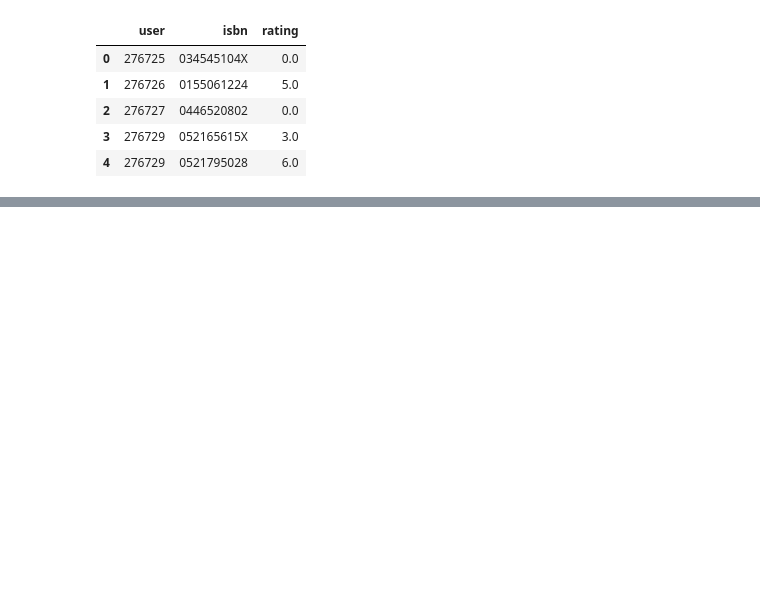
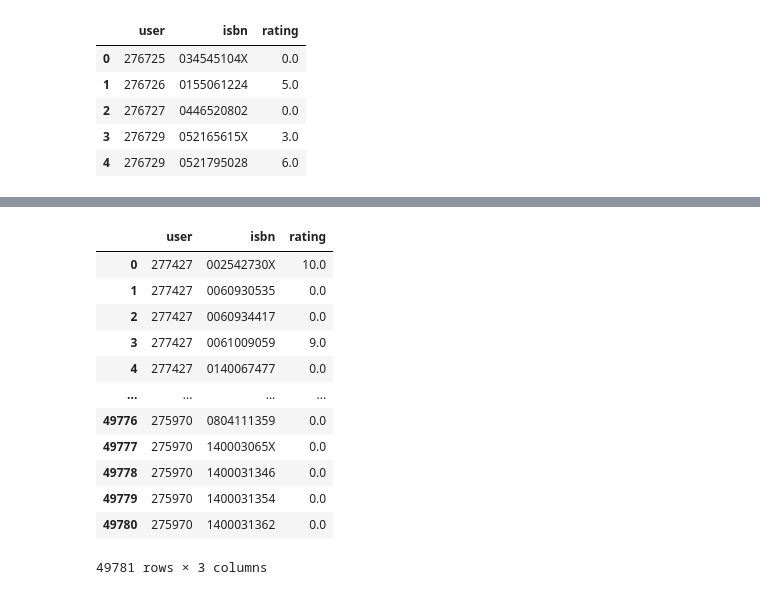
Before and after one commit to RushiKP14/Tensorflow, a Jupyter notebook: fcc_book_recommendation_knn.ipynb, the cells around one changed output, grey strips where cells are left out. Cells and saved outputs as stored; diff of their text form; code cells hidden in the pictures; blank space fills up the shorter version.

```diff
--- a/fcc_book_recommendation_knn.ipynb
+++ b/fcc_book_recommendation_knn.ipynb
@@ -99,3 +67,9 @@ print(df)
+# %%
+# Step 1: Remove users who gave less than 200 ratings
+user_counts = df_ratings['user'].value_counts()
+valid_users = user_counts[user_counts >= 200].index
+df_filtered_users = df_ratings[df_ratings['user'].isin(valid_users)]
+#df_filtered_users.reset_index(drop=True)
 # %%
 list_user = df_ratings.user.value_counts()
 print(list_user)
@@ -136,3 +91,24 @@ user
+# %%
+# Step 2: Remove ISBNs that got less than 100 ratings
+isbn_counts = df_ratings.isbn.value_counts()
+valid_isbns = isbn_counts[isbn_counts >= 100].index
+df = df_filtered_users[df_filtered_users['isbn'].isin(valid_isbns)]
+df = df.reset_index(drop=True)
+df
+# %% [output]
+|  | user | isbn | rating |
+| 0 | 277427 | 002542730X | 10.0 |
+| 1 | 277427 | 0060930535 | 0.0 |
+| 2 | 277427 | 0060934417 | 0.0 |
+| 3 | 277427 | 0061009059 | 9.0 |
+| 4 | 277427 | 0140067477 | 0.0 |
+| ... | ... | ... | ... |
+| 49776 | 275970 | 0804111359 | 0.0 |
+| 49777 | 275970 | 140003065X | 0.0 |
+| 49778 | 275970 | 1400031346 | 0.0 |
+| 49779 | 275970 | 1400031354 | 0.0 |
+| 49780 | 275970 | 1400031362 | 0.0 |
+49781 rows × 3 columns
 # %%
 list_isbn = df_ratings.isbn.value_counts()
 print(list_isbn)
```
Also changed, not shown: parts of 14 cells of this notebook.
